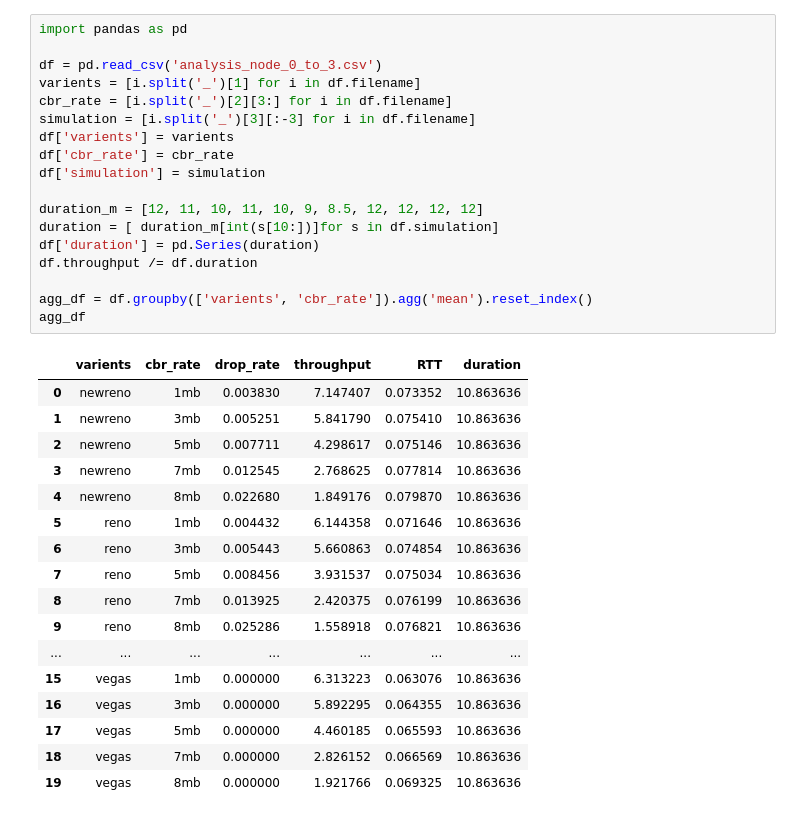
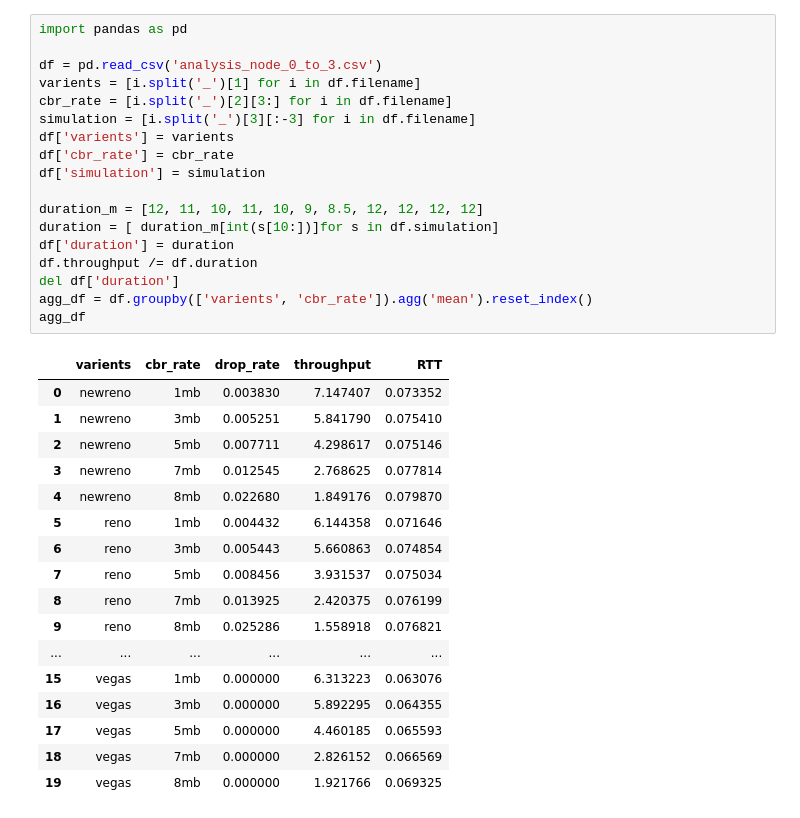
Before and after one commit to yxynicole/tcpVariants, a Jupyter notebook: ex1_plot.ipynb, the cells around one changed output. Saved outputs shown, nothing was run; the diff lists cells and outputs as text.

```diff
--- a/ex1_plot.ipynb
+++ b/ex1_plot.ipynb
@@ -1,39 +1,39 @@
 # %%
 import pandas as pd
 
 df = pd.read_csv('analysis_node_0_to_3.csv')
 varients = [i.split('_')[1] for i in df.filename]
 cbr_rate = [i.split('_')[2][3:] for i in df.filename]
 simulation = [i.split('_')[3][:-3] for i in df.filename]
 df['varients'] = varients
 df['cbr_rate'] = cbr_rate
 df['simulation'] = simulation
 
 duration_m = [12, 11, 10, 11, 10, 9, 8.5, 12, 12, 12, 12]
 duration = [ duration_m[int(s[10:])]for s in df.simulation]
-df['duration'] = pd.Series(duration)
+df['duration'] = duration
 df.throughput /= df.duration
-
+del df['duration']
 agg_df = df.groupby(['varients', 'cbr_rate']).agg('mean').reset_index()
 agg_df
 # %% [output]
-|  | varients | cbr_rate | drop_rate | throughput | RTT | duration |
-| 0 | newreno | 1mb | 0.003830 | 7.147407 | 0.073352 | 10.863636 |
-| 1 | newreno | 3mb | 0.005251 | 5.841790 | 0.075410 | 10.863636 |
-| 2 | newreno | 5mb | 0.007711 | 4.298617 | 0.075146 | 10.863636 |
-| 3 | newreno | 7mb | 0.012545 | 2.768625 | 0.077814 | 10.863636 |
-| 4 | newreno | 8mb | 0.022680 | 1.849176 | 0.079870 | 10.863636 |
-| 5 | reno | 1mb | 0.004432 | 6.144358 | 0.071646 | 10.863636 |
-| 6 | reno | 3mb | 0.005443 | 5.660863 | 0.074854 | 10.863636 |
-| 7 | reno | 5mb | 0.008456 | 3.931537 | 0.075034 | 10.863636 |
-| 8 | reno | 7mb | 0.013925 | 2.420375 | 0.076199 | 10.863636 |
-| 9 | reno | 8mb | 0.025286 | 1.558918 | 0.076821 | 10.863636 |
-| ... | ... | ... | ... | ... | ... | ... |
-| 15 | vegas | 1mb | 0.000000 | 6.313223 | 0.063076 | 10.863636 |
-| 16 | vegas | 3mb | 0.000000 | 5.892295 | 0.064355 | 10.863636 |
-| 17 | vegas | 5mb | 0.000000 | 4.460185 | 0.065593 | 10.863636 |
-| 18 | vegas | 7mb | 0.000000 | 2.826152 | 0.066569 | 10.863636 |
-| 19 | vegas | 8mb | 0.000000 | 1.921766 | 0.069325 | 10.863636 |
+|  | varients | cbr_rate | drop_rate | throughput | RTT |
+| 0 | newreno | 1mb | 0.003830 | 7.147407 | 0.073352 |
+| 1 | newreno | 3mb | 0.005251 | 5.841790 | 0.075410 |
+| 2 | newreno | 5mb | 0.007711 | 4.298617 | 0.075146 |
+| 3 | newreno | 7mb | 0.012545 | 2.768625 | 0.077814 |
+| 4 | newreno | 8mb | 0.022680 | 1.849176 | 0.079870 |
+| 5 | reno | 1mb | 0.004432 | 6.144358 | 0.071646 |
+| 6 | reno | 3mb | 0.005443 | 5.660863 | 0.074854 |
+| 7 | reno | 5mb | 0.008456 | 3.931537 | 0.075034 |
+| 8 | reno | 7mb | 0.013925 | 2.420375 | 0.076199 |
+| 9 | reno | 8mb | 0.025286 | 1.558918 | 0.076821 |
+| ... | ... | ... | ... | ... | ... |
+| 15 | vegas | 1mb | 0.000000 | 6.313223 | 0.063076 |
+| 16 | vegas | 3mb | 0.000000 | 5.892295 | 0.064355 |
+| 17 | vegas | 5mb | 0.000000 | 4.460185 | 0.065593 |
+| 18 | vegas | 7mb | 0.000000 | 2.826152 | 0.066569 |
+| 19 | vegas | 8mb | 0.000000 | 1.921766 | 0.069325 |
 # %%
 from matplotlib import pyplot as plt
 
```
Also changed, not shown: parts of 3 cells of this notebook, 3 other files.
